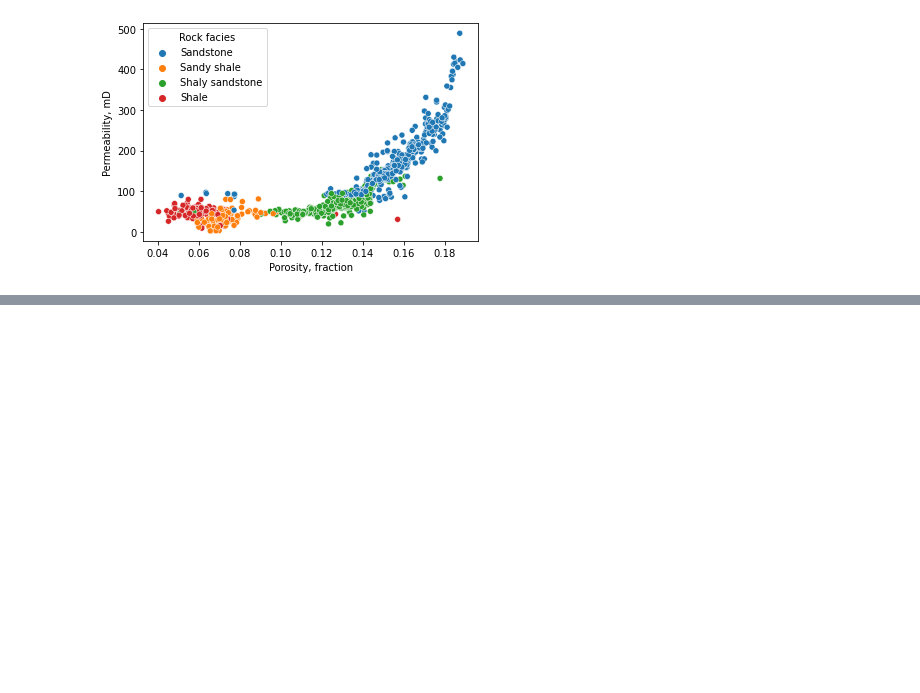
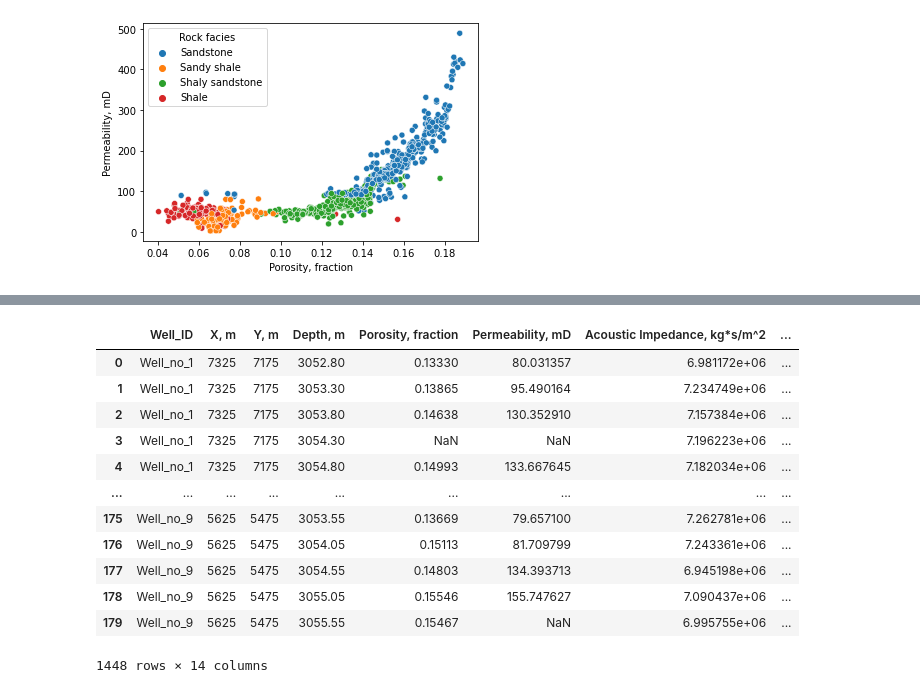
Before and after one commit to PGEHackathon/High-Risk-Low-Return, a Jupyter notebook: dataImputation.ipynb, the cells around one changed output, grey strips where cells are left out. Drawn from its saved outputs; the diff is of its cells as text; code cells hidden in the pictures; blank space fills up the shorter version.

```diff
--- a/dataImputation.ipynb
+++ b/dataImputation.ipynb
@@ -593,0 +747,24 @@ sns.scatterplot(data = df_merged, x = 'Porosity, fraction', y = 'Permeability, m
+# %%
+##Split the data back to two csv files
+preProducer_Well_ID = ['Well_no_{}'.format(x) for x in range(74, 84)]
+
+df_preProducer_imputed = df_merged[df_merged['Well_ID'].isin(preProducer_Well_ID)]
+df_producer_imputed = df_merged[~df_merged['Well_ID'].isin(preProducer_Well_ID)]
+
+df_preProducer_imputed.csv("IMPUTED_wellbore_data_")
+# %%
+df_producer_imputed
+# %% [output]
+|  | Well_ID | X, m | Y, m | Depth, m | Porosity, fraction | Permeability, mD | Acoustic Impedance, kg*s/m^2 | ... |
+| 0 | Well_no_1 | 7325 | 7175 | 3052.80 | 0.13330 | 80.031357 | 6.981172e+06 | ... |
+| 1 | Well_no_1 | 7325 | 7175 | 3053.30 | 0.13865 | 95.490164 | 7.234749e+06 | ... |
+| 2 | Well_no_1 | 7325 | 7175 | 3053.80 | 0.14638 | 130.352910 | 7.157384e+06 | ... |
+| 3 | Well_no_1 | 7325 | 7175 | 3054.30 | NaN | NaN | 7.196223e+06 | ... |
+| 4 | Well_no_1 | 7325 | 7175 | 3054.80 | 0.14993 | 133.667645 | 7.182034e+06 | ... |
+| ... | ... | ... | ... | ... | ... | ... | ... | ... |
+| 175 | Well_no_9 | 5625 | 5475 | 3053.55 | 0.13669 | 79.657100 | 7.262781e+06 | ... |
+| 176 | Well_no_9 | 5625 | 5475 | 3054.05 | 0.15113 | 81.709799 | 7.243361e+06 | ... |
+| 177 | Well_no_9 | 5625 | 5475 | 3054.55 | 0.14803 | 134.393713 | 6.945198e+06 | ... |
+| 178 | Well_no_9 | 5625 | 5475 | 3055.05 | 0.15546 | 155.747627 | 7.090437e+06 | ... |
+| 179 | Well_no_9 | 5625 | 5475 | 3055.55 | 0.15467 | NaN | 6.995755e+06 | ... |
+1448 rows × 14 columns
```
Also changed, not shown: parts of 15 cells of this notebook, 5 other files.
